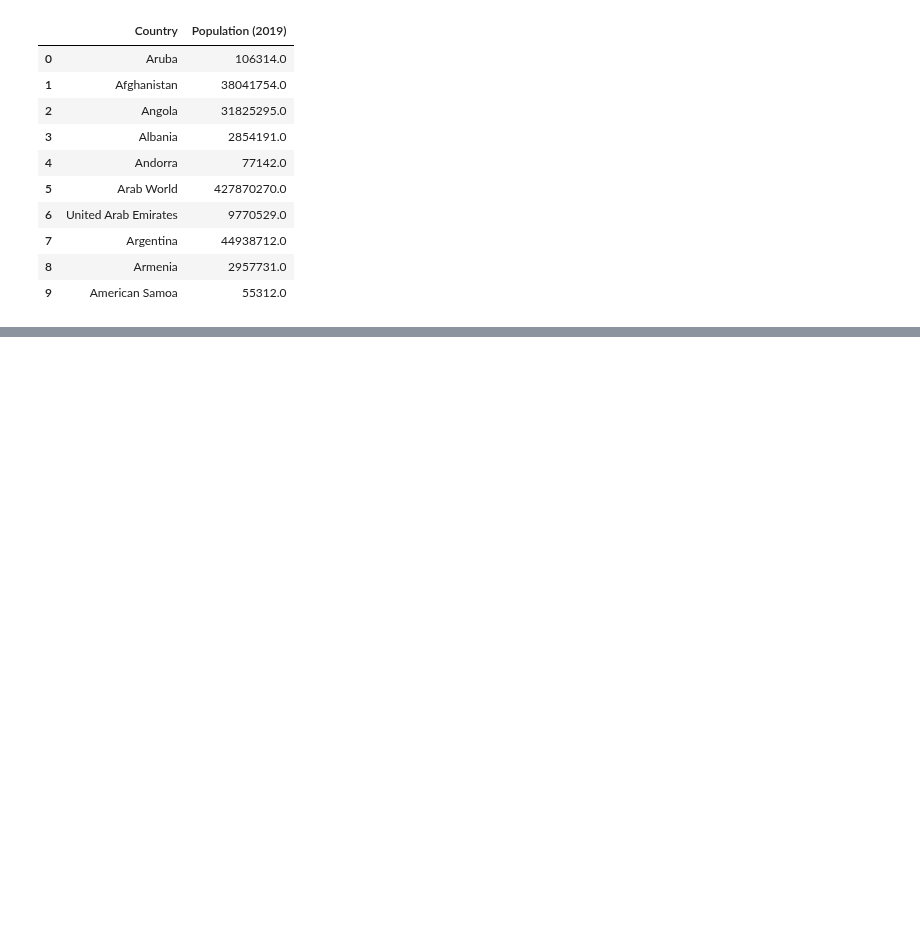
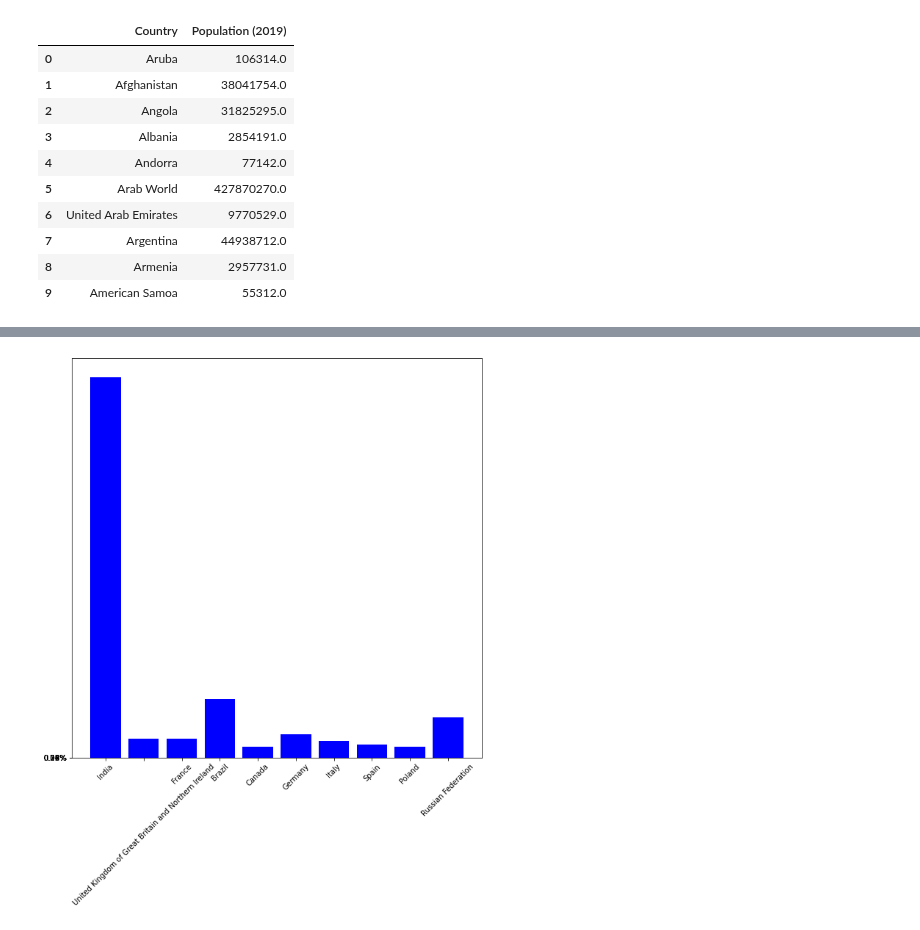
Before and after one commit to melissamonroe/who-plays-chess, a Jupyter notebook: country_player_count.ipynb, the cells around one changed output, grey strips where cells are left out. Saved outputs shown, nothing was run; the diff lists cells and outputs as text; code cells hidden in the pictures; blank space fills up the shorter version.

```diff
--- a/country_player_count.ipynb
+++ b/country_player_count.ipynb
@@ -108,3 +108,10 @@ pop_df.head(10)
 | 7 | Argentina | 44938712.0 |
 | 8 | Armenia | 2957731.0 |
 | 9 | American Samoa | 55312.0 |
+# %%
+#Merge country player count and country population data frames
+chess_countries_merge = pop_df.merge(count_sorted_cleaned, on='Country')
+chess_player_pop = chess_countries_merge.sort_values(by="Player Count", ascending=False).reset_index(drop=True)
+
+chess_player_pop["Population (2019)"] = chess_player_pop["Population (2019)"].astype(int)
+chess_player_pop.head(10)
@@ -110,0 +130,5 @@ pop_df.head(10)
+# %%
+#Percentage of country population on chess.com
+chess_player_pop["Percent of Population"] = chess_player_pop["Player Count"]/chess_player_pop["Population (2019)"]
+chess_player_pop["Percent of Population"] = chess_player_pop["Percent of Population"].map("{:,.2%}".format)
+chess_player_pop.head(10)
@@ -110,0 +147,13 @@ pop_df.head(10)
+# %%
+#Create stacked bar chart showing percent of population for top 10 countries
+country = chess_player_pop.head(10)["Country"]
+pop_total = chess_player_pop.head(10)["Population (2019)"]
+percent_pop = chess_player_pop.head(10)["Percent of Population"]
+
+fig = plt.figure(figsize=(10,10))
+plt.bar(country, percent_pop, align='center', color='red')
+plt.bar(country, pop_total, align='center', color='blue')
+plt.xticks(rotation=45)
+plt.show()
+# %% [output]
+[figure, added]
```
Also changed, not shown: parts of 2 cells of this notebook.
